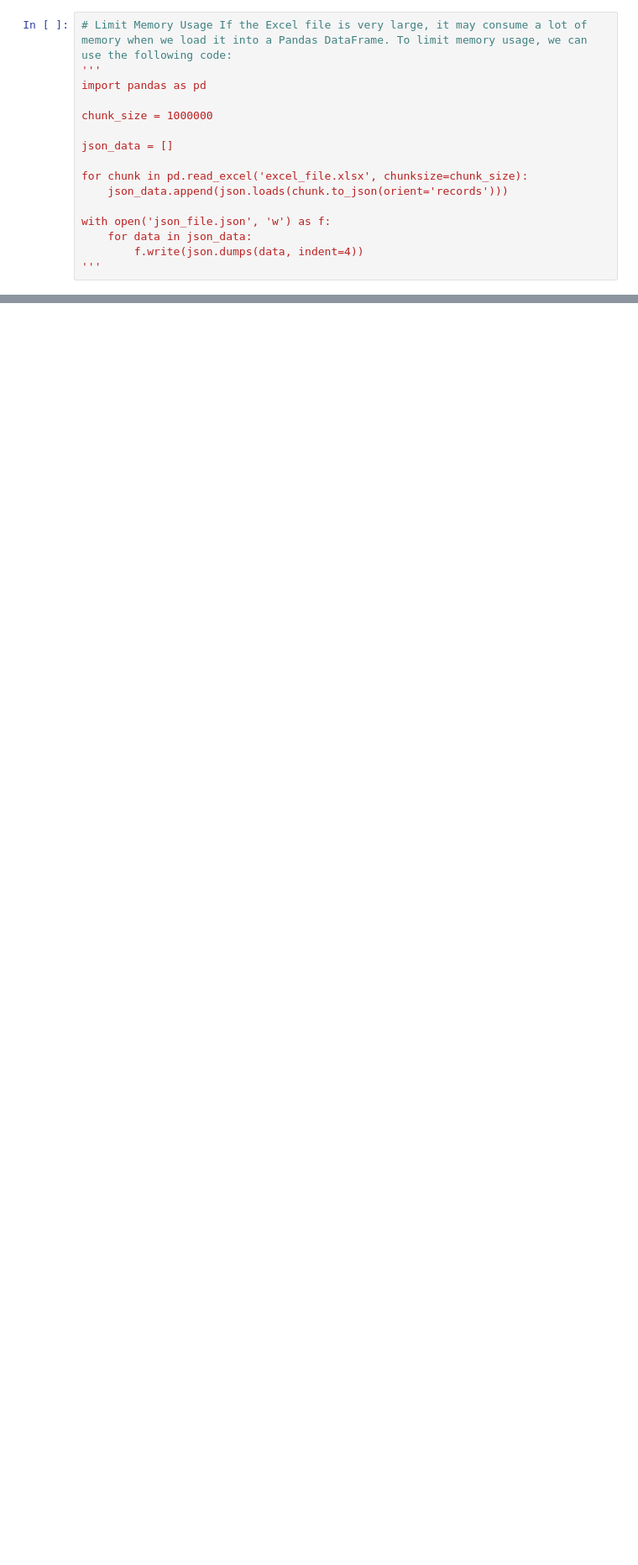
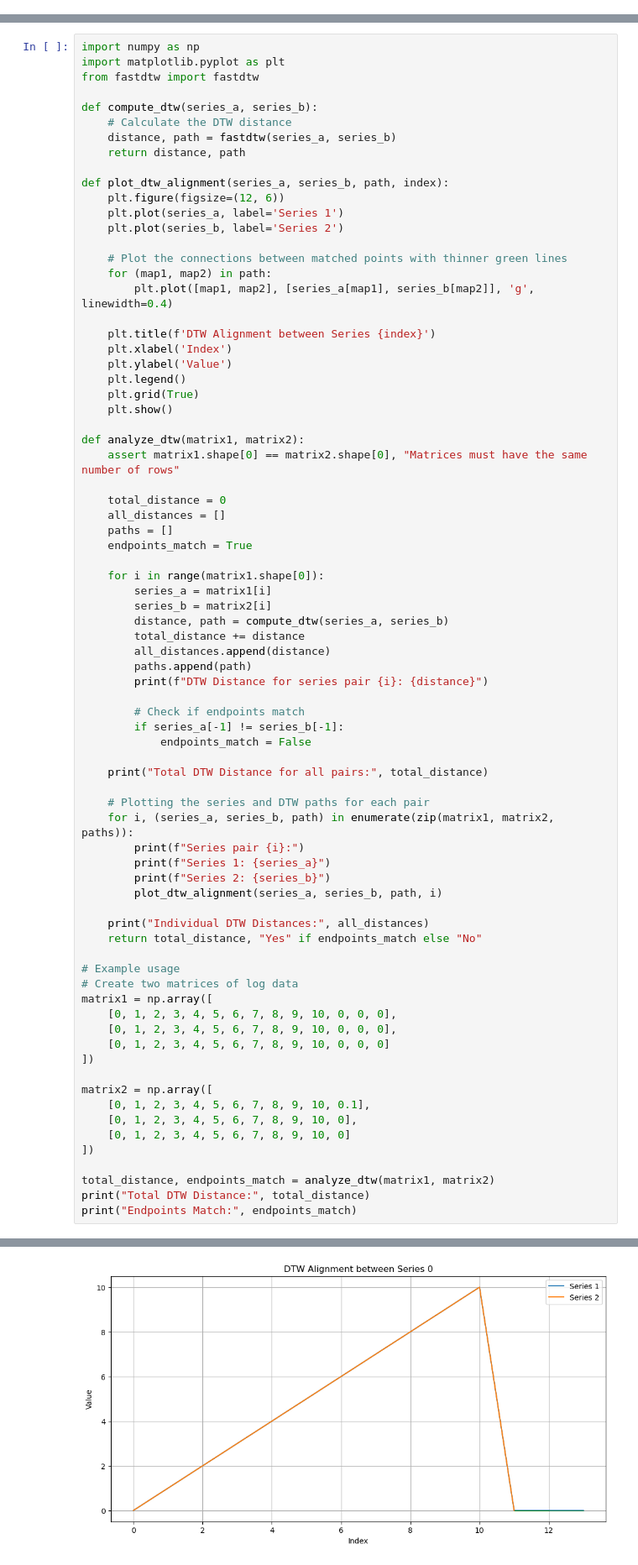
Before and after one commit to MCCodeAI/MCCode, a Jupyter notebook: MCCoder_Metrics.ipynb, the cells around one changed output, grey strips where cells are left out. Shown at 84% size. Drawn from its saved outputs; the diff is of its cells as text; blank space fills up the shorter version.

```diff
--- a/MCCoder_Metrics.ipynb
+++ b/MCCoder_Metrics.ipynb
@@ -562,16 +219,0 @@ json_file_path
-# %%
-# Limit Memory Usage If the Excel file is very large, it may consume a lot of memory when we load it into a Pandas DataFrame. To limit memory usage, we can use the following code:
-'''
-import pandas as pd
-
-chunk_size = 1000000
-
-json_data = []
-
-for chunk in pd.read_excel('excel_file.xlsx', chunksize=chunk_size):
-    json_data.append(json.loads(chunk.to_json(orient='records')))
-
-with open('json_file.json', 'w') as f:
-    for data in json_data:
-        f.write(json.dumps(data, indent=4))
-'''
@@ -688,0 +311,77 @@ Wrong Answers: 228 (0.30, 29.65%)
+# %%
+import numpy as np
+import matplotlib.pyplot as plt
+from fastdtw import fastdtw
+
+def compute_dtw(series_a, series_b):
+    # Calculate the DTW distance
+    distance, path = fastdtw(series_a, series_b)
+    return distance, path
+
+def plot_dtw_alignment(series_a, series_b, path, index):
+    plt.figure(figsize=(12, 6))
+    plt.plot(series_a, label='Series 1')
+    plt.plot(series_b, label='Series 2')
+
+    # Plot the connections between matched points with thinner green lines
+    for (map1, map2) in path:
+        plt.plot([map1, map2], [series_a[map1], series_b[map2]], 'g', linewidth=0.4)
+
+    plt.title(f'DTW Alignment between Series {index}')
+    plt.xlabel('Index')
+    plt.ylabel('Value')
+    plt.legend()
+    plt.grid(True)
+    plt.show()
+
+def analyze_dtw(matrix1, matrix2):
+    assert matrix1.shape[0] == matrix2.shape[0], "Matrices must have the same number of rows"
+
+    total_distance = 0
+    all_distances = []
+    paths = []
+    endpoints_match = True
+
+    for i in range(matrix1.shape[0]):
+        series_a = matrix1[i]
+        series_b = matrix2[i]
+        distance, path = compute_dtw(series_a, series_b)
+        total_distance += distance
+        all_distances.append(distance)
+        paths.append(path)
+        print(f"DTW Distance for series pair {i}: {distance}")
+
+        # Check if endpoints match
+        if series_a[-1] != series_b[-1]:
+            endpoints_match = False
+
+    print("Total DTW Distance for all pairs:", total_distance)
+
+    # Plotting the series and DTW paths for each pair
+    for i, (series_a, series_b, path) in enumerate(zip(matrix1, matrix2, paths)):
+        print(f"Series pair {i}:")
+        print(f"Series 1: {series_a}")
+        print(f"Series 2: {series_b}")
+        plot_dtw_alignment(series_a, series_b, path, i)
+
+    print("Individual DTW Distances:", all_distances)
+    return total_distance, "Yes" if endpoints_match else "No"
+
+# Example usage
+# Create two matrices of log data
+matrix1 = np.array([
+    [0, 1, 2, 3, 4, 5, 6, 7, 8, 9, 10, 0, 0, 0],
+    [0, 1, 2, 3, 4, 5, 6, 7, 8, 9, 10, 0, 0, 0],
+    [0, 1, 2, 3, 4, 5, 6, 7, 8, 9, 10, 0, 0, 0]
+])
+
+matrix2 = np.array([
+    [0, 1, 2, 3, 4, 5, 6, 7, 8, 9, 10, 0.1],
+    [0, 1, 2, 3, 4, 5, 6, 7, 8, 9, 10, 0],
+    [0, 1, 2, 3, 4, 5, 6, 7, 8, 9, 10, 0]
+])
+
+total_distance, endpoints_match = analyze_dtw(matrix1, matrix2)
+print("Total DTW Distance:", total_distance)
+print("Endpoints Match:", endpoints_match)
+# %% [output]
@@ -688,0 +395 @@ Wrong Answers: 228 (0.30, 29.65%)
+[figure, added]
```
Also changed, not shown: parts of 27 cells of this notebook, 1 other file.
